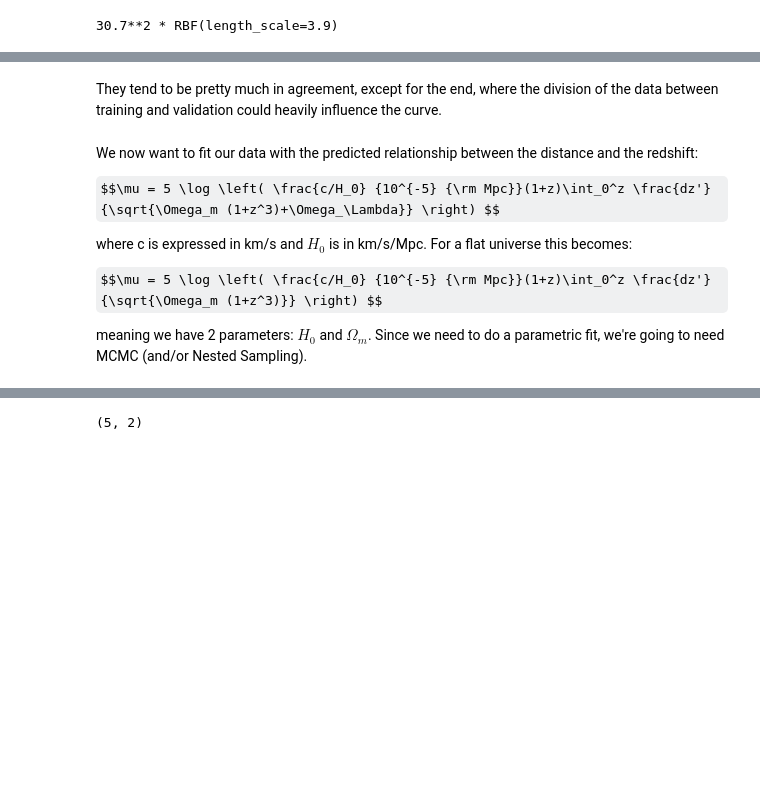
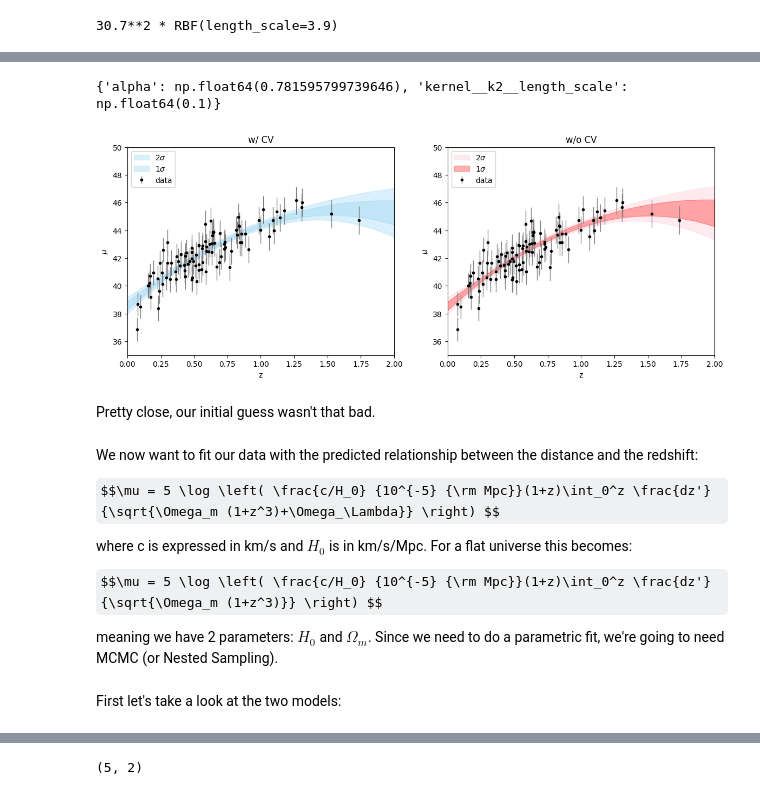
Before and after one commit to lisam10/astrostatistics_bicocca_2024, a Jupyter notebook: working/W18_GPR.ipynb, the cells around one changed output, grey strips where cells are left out. Saved outputs shown, nothing was run; the diff lists cells and outputs as text; code cells hidden in the pictures; some formulas as TeX source; blank space fills up the shorter version.

```diff
--- a/working/W18_GPR.ipynb
+++ b/working/W18_GPR.ipynb
@@ -162,0 +82,15 @@ min for n, min for m: 1000.0 1.0
+# %%
+kernel = kernels.ConstantKernel(1.0, (1e-4, 1e4)) * kernels.RBF(10, (1e-2, 1e2))
+gpr = GaussianProcessRegressor(kernel = kernel)
+
+parameters = {
+    #cannot trivially pass dmu to gridsearch
+    'alpha': np.linspace(np.mean(dmu) - 2*np.std(dmu), np.mean(dmu) + 2*np.std(dmu), 5) **2,
+    #pick within set bounds
+    'kernel__k2__length_scale': np.logspace(-2, 2, 5),
+}
+
+#GridSearchCv picks the highest score  -> using negative RMSE it picks the smallest (in abs value) instead
+grid_search = GridSearchCV(gpr, param_grid=parameters, cv=5, scoring='neg_root_mean_squared_error', verbose = 1)
+# %%
+grid_search.fit(z_sample[:, None], mu_sample)
@@ -163,5 +104,30 @@ min for n, min for m: 1000.0 1.0
+# %%
+best_gpr = grid_search.best_estimator_
+print(grid_search.best_params_)
+# %% [output]
+{'alpha': np.float64(0.781595799739646), 'kernel__k2__length_scale': np.float64(0.1)}
+# %%
+best_gpr_value, best_gpr_err = best_gpr.predict(z[:, None], return_std=True)
+# %%
+fig, ax = plt.subplots(figsize = (14, 5), nrows = 1, ncols= 2)
+
+ax[0].errorbar(z_sample, mu_sample, dmu, fmt='.k', ecolor='gray', lw=1,label='data')
+ax[0].set(xlabel = 'z', ylabel = '$\mu$', title='w/ CV', xlim = (0, 2), ylim = (35, 50))
+ax[0].fill_between(z, best_gpr_value - 2 * best_gpr_err, best_gpr_value + 2 * best_gpr_err,  color='lightskyblue', alpha=0.3, label = '2$\sigma$')
+ax[0].fill_between(z, best_gpr_value - best_gpr_err, best_gpr_value +  best_gpr_err,  color='skyblue', alpha=0.3, label = '1$\sigma$')
+ax[0].legend(loc='upper left')
+
+ax[1].errorbar(z_sample, mu_sample, dmu, fmt='.k', ecolor='gray', lw=1,label='data')
+ax[1].set(xlabel = 'z', ylabel = '$\mu$', title='w/o CV',xlim = (0, 2), ylim = (35, 50))
+ax[1].fill_between(z, gpr_value - 2 * gpr_err, gpr_value + 2 * gpr_err,  color='pink', alpha=0.3, label = '2$\sigma$')
+ax[1].fill_between(z, gpr_value - gpr_err, gpr_value +  gpr_err,  color='red', alpha=0.3, label = '1$\sigma$')
+ax[1].legend()
+
+plt.show()
+# %% [output]
+[figure, added]
 # %% [markdown]
-They tend to be pretty much in agreement, except for the end, where the division of the data between training and validation could heavily influence the curve.
+Pretty close, our initial guess wasn't that bad.
 # %% [markdown]
 We now want to fit our data with the predicted relationship between the distance and the redshift:
 
@@ -171,4 +137,6 @@ where c is expressed in km/s and $H_0$ is in km/s/Mpc. For a flat universe this
 
 $$\mu = 5 \log \left( \frac{c/H_0} {10^{-5} {\rm Mpc}}(1+z)\int_0^z \frac{dz'}{\sqrt{\Omega_m (1+z^3)}} \right) $$
 
-meaning we have 2 parameters: $H_0$ and $\Omega_m$. Since we need to do a parametric fit, we're going to need MCMC (and/or Nested Sampling).
+meaning we have 2 parameters: $H_0$ and $\Omega_m$. Since we need to do a parametric fit, we're going to need MCMC (or Nested Sampling).
+# %% [markdown]
+First let's take a look at the two models:
```
Also changed, not shown: parts of 34 cells of this notebook.
